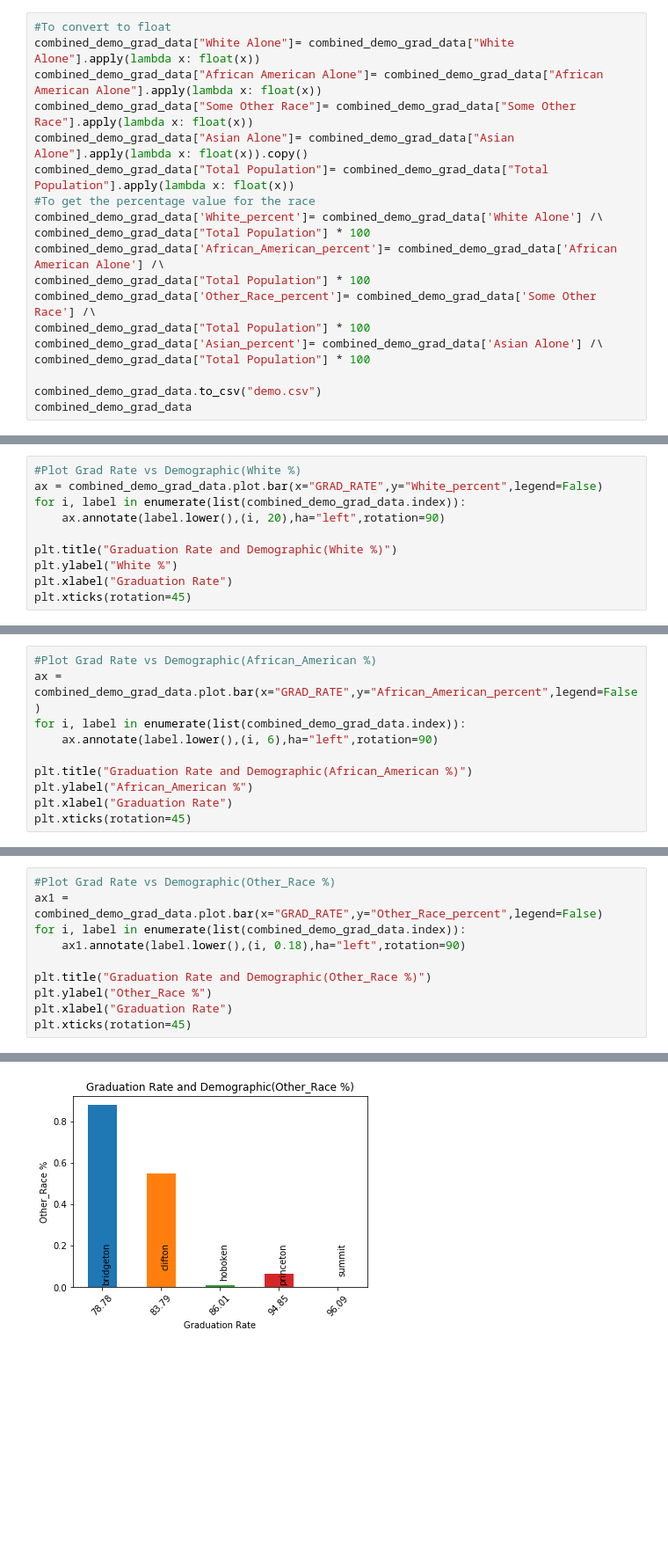
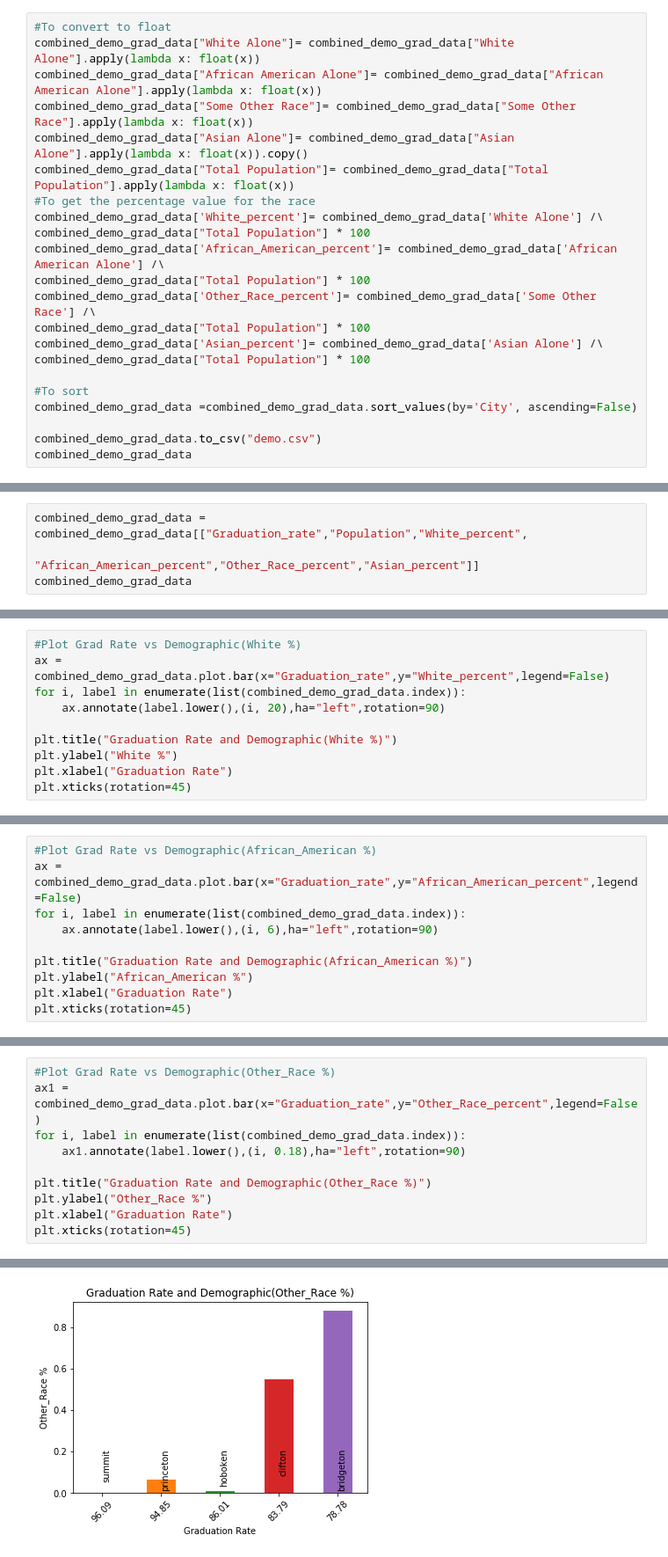
Before and after one commit to fab5-rutgers/first_project, a Jupyter notebook: Demographic/Demographic_vs_Performance.ipynb, the cells around one changed output, grey strips where cells are left out. Shown at 88% size. Drawn from its saved outputs; the diff is of its cells as text; blank space fills up the shorter version.

```diff
--- a/Demographic/Demographic_vs_Performance.ipynb
+++ b/Demographic/Demographic_vs_Performance.ipynb
@@ -200,6 +201,9 @@ combined_demo_grad_data["Total Population"] * 100
 combined_demo_grad_data['Asian_percent']= combined_demo_grad_data['Asian Alone'] /\
 combined_demo_grad_data["Total Population"] * 100
 
+#To sort
+combined_demo_grad_data =combined_demo_grad_data.sort_values(by='City', ascending=False)
+
 combined_demo_grad_data.to_csv("demo.csv")
 combined_demo_grad_data
 # %% [output]
@@ -212,0 +217,4 @@ combined_demo_grad_data
+# %%
+combined_demo_grad_data = combined_demo_grad_data[["Graduation_rate","Population","White_percent",
+                                                    "African_American_percent","Other_Race_percent","Asian_percent"]]
+combined_demo_grad_data
@@ -213,6 +229,6 @@ combined_demo_grad_data
 # %%
 #Plot Grad Rate vs Demographic(White %)
-ax = combined_demo_grad_data.plot.bar(x="GRAD_RATE",y="White_percent",legend=False)
+ax = combined_demo_grad_data.plot.bar(x="Graduation_rate",y="White_percent",legend=False)
 for i, label in enumerate(list(combined_demo_grad_data.index)):
     ax.annotate(label.lower(),(i, 20),ha="left",rotation=90)
 
@@ -226,6 +242,6 @@ plt.xticks(rotation=45)
 # %%
 #Plot Grad Rate vs Demographic(African_American %)
-ax = combined_demo_grad_data.plot.bar(x="GRAD_RATE",y="African_American_percent",legend=False)
+ax = combined_demo_grad_data.plot.bar(x="Graduation_rate",y="African_American_percent",legend=False)
 for i, label in enumerate(list(combined_demo_grad_data.index)):
     ax.annotate(label.lower(),(i, 6),ha="left",rotation=90)
 
@@ -239,15 +255,15 @@ plt.xticks(rotation=45)
 # %%
 #Plot Grad Rate vs Demographic(Other_Race %)
-ax1 = combined_demo_grad_data.plot.bar(x="GRAD_RATE",y="Other_Race_percent",legend=False)
+ax1 = combined_demo_grad_data.plot.bar(x="Graduation_rate",y="Other_Race_percent",legend=False)
 for i, label in enumerate(list(combined_demo_grad_data.index)):
     ax1.annotate(label.lower(),(i, 0.18),ha="left",rotation=90)
 
 plt.title("Graduation Rate and Demographic(Other_Race %)")
 plt.ylabel("Other_Race %")
 plt.xlabel("Graduation Rate")
 plt.xticks(rotation=45)
 # %% [output]
 (array([0, 1, 2, 3, 4]), <a list of 5 Text xticklabel objects>)
-[figure, old version]
+[figure, new version]
 # %%
 #Plot Grad Rate vs Demographic(Asian %)
```
Also changed, not shown: parts of 10 cells of this notebook, 1 other file.
